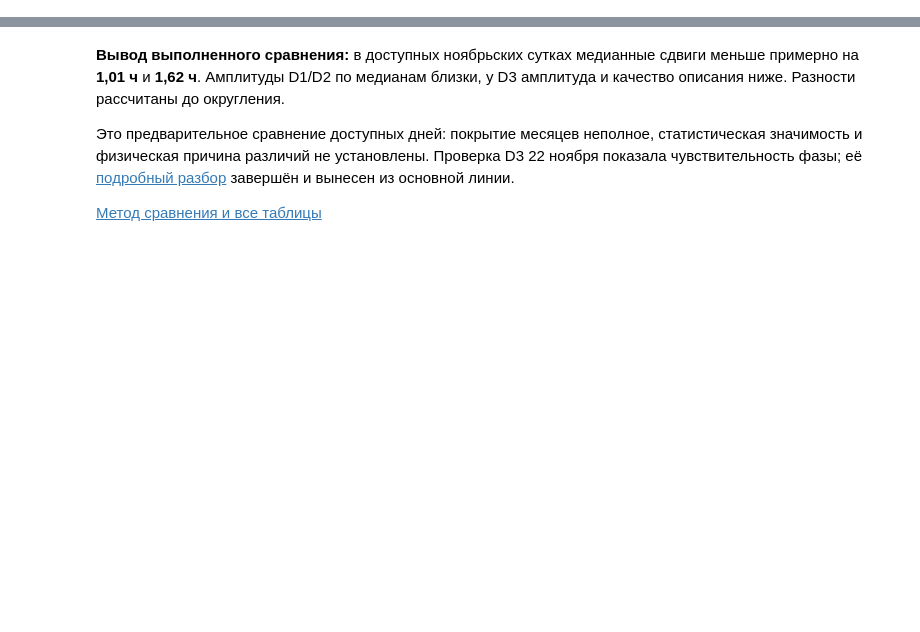
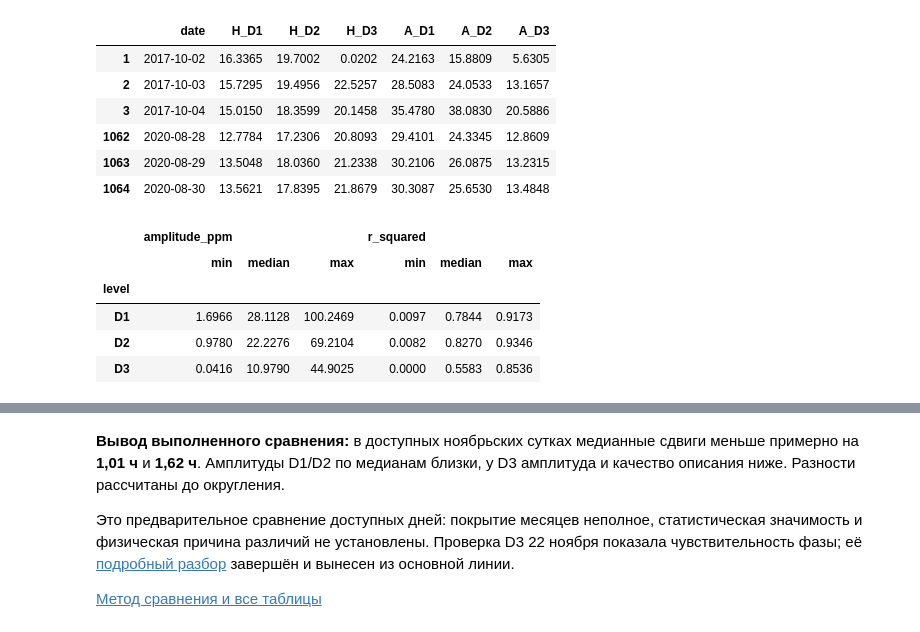
Before and after one commit to DimitriBolt/CO2Flux, a Jupyter notebook: Project_description/Research_log/02_monthly_changes.ipynb, the cells around one changed output, grey strips where cells are left out. Drawn from its saved outputs; the diff is of its cells as text; code cells hidden in the pictures; blank space fills up the shorter version.

```diff
--- a/Project_description/Research_log/02_monthly_changes.ipynb
+++ b/Project_description/Research_log/02_monthly_changes.ipynb
@@ -20,0 +94,19 @@ CO₂ перед проверкой физических механизмов.
+# %%
+computed = trajectories.loc[trajectories.calculation_status.eq("computed")]
+coordinates = [f"{kind}_{level}" for kind in ("H", "A") for level in ("D1", "D2", "D3")]
+display(pd.concat([computed.head(3), computed.tail(3)])[["date", *coordinates]].round(4))
+display(daily_fits.groupby("level")[["amplitude_ppm", "r_squared"]].agg(["min", "median", "max"]).round(4))
+# %% [output]
+|  | date | H_D1 | H_D2 | H_D3 | A_D1 | A_D2 | A_D3 |
+| 1 | 2017-10-02 | 16.3365 | 19.7002 | 0.0202 | 24.2163 | 15.8809 | 5.6305 |
+| 2 | 2017-10-03 | 15.7295 | 19.4956 | 22.5257 | 28.5083 | 24.0533 | 13.1657 |
+| 3 | 2017-10-04 | 15.0150 | 18.3599 | 20.1458 | 35.4780 | 38.0830 | 20.5886 |
+| 1062 | 2020-08-28 | 12.7784 | 17.2306 | 20.8093 | 29.4101 | 24.3345 | 12.8609 |
+| 1063 | 2020-08-29 | 13.5048 | 18.0360 | 21.2338 | 30.2106 | 26.0875 | 13.2315 |
+| 1064 | 2020-08-30 | 13.5621 | 17.8395 | 21.8679 | 30.3087 | 25.6530 | 13.4848 |
+|  | amplitude_ppm |  |  | r_squared |  |  |
+|  | min | median | max | min | median | max |
+| level |  |  |  |  |  |  |
+| D1 | 1.6966 | 28.1128 | 100.2469 | 0.0097 | 0.7844 | 0.9173 |
+| D2 | 0.9780 | 22.2276 | 69.2104 | 0.0082 | 0.8270 | 0.9346 |
+| D3 | 0.0416 | 10.9790 | 44.9025 | 0.0000 | 0.5583 | 0.8536 |
```
Also changed, not shown: parts of 21 cells of this notebook, 1 other file.
